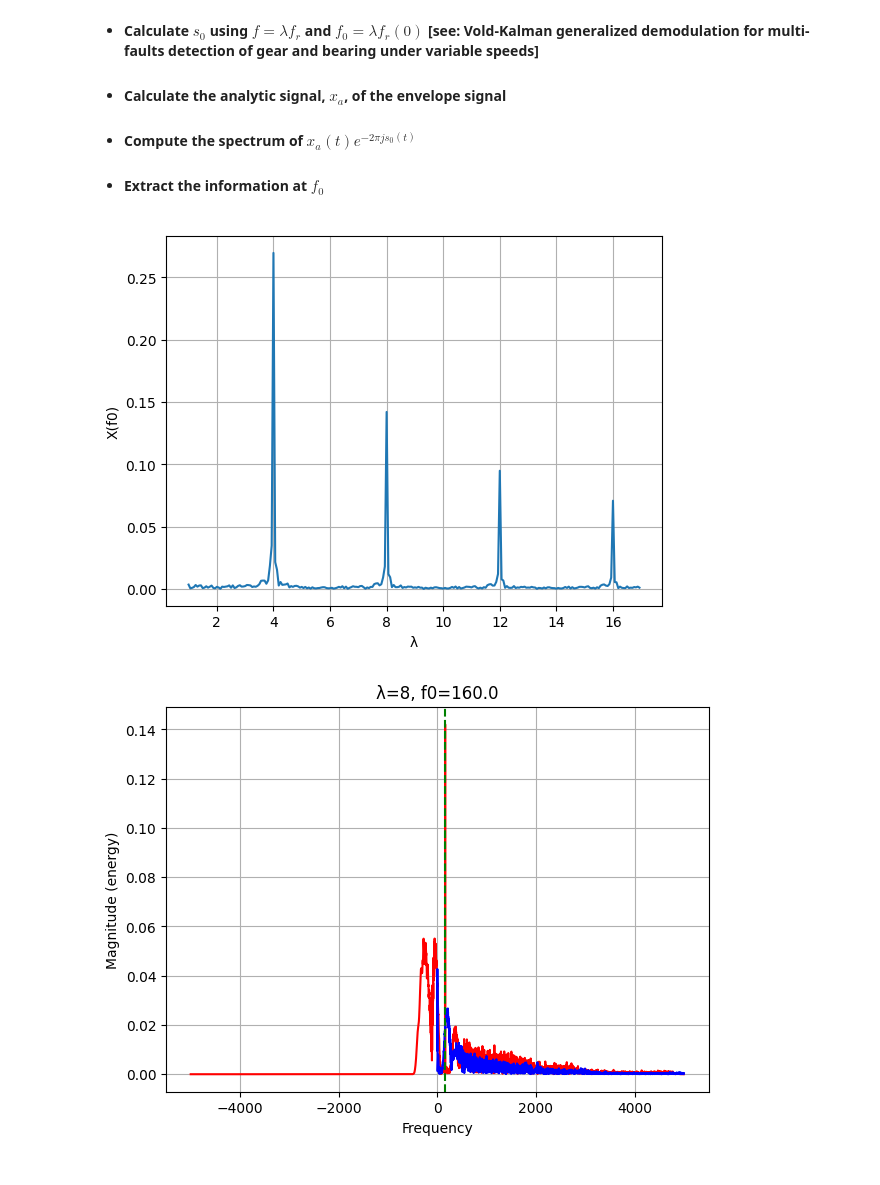
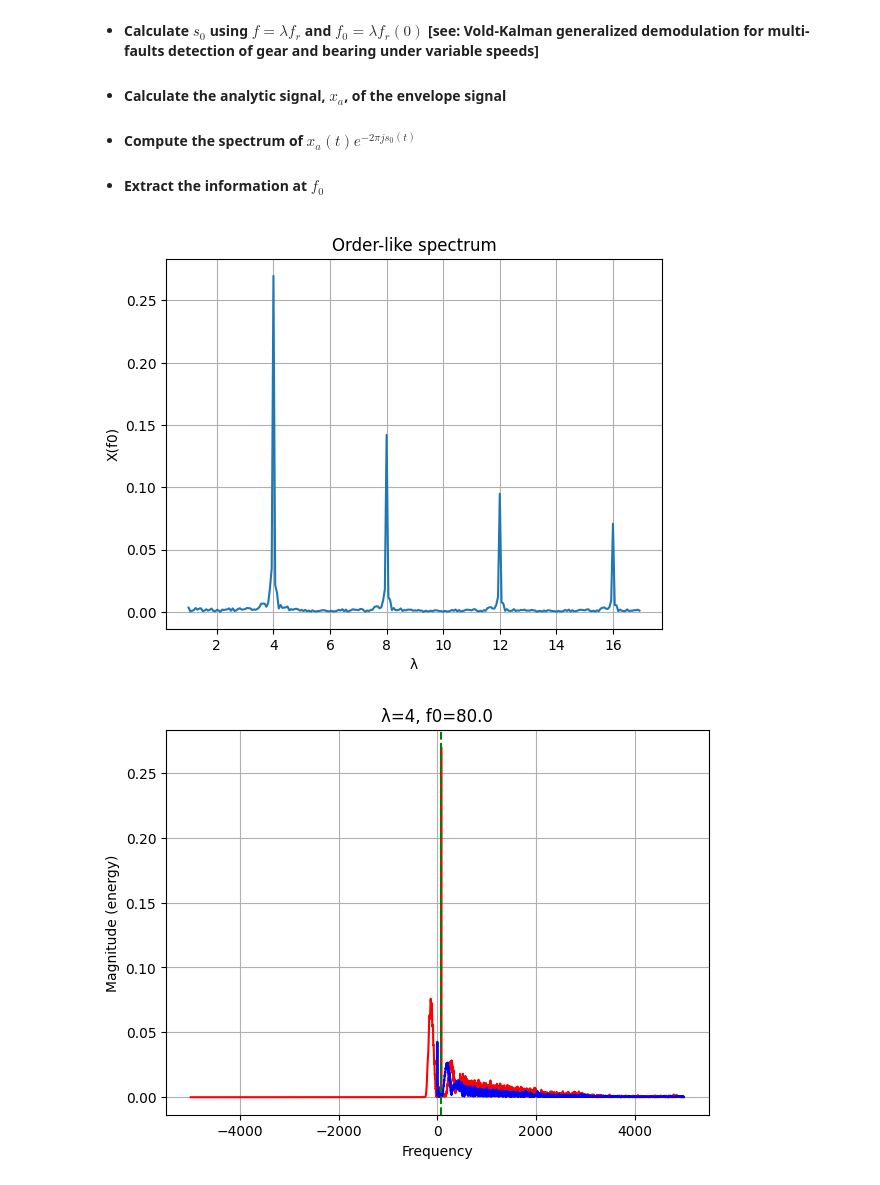
Before and after one commit to androdl96/GD_bearing, a Jupyter notebook: GD_bearing.ipynb, the cells around one changed output. Cells and saved outputs as stored; diff of their text form; code cells hidden in the pictures.

```diff
--- a/GD_bearing.ipynb
+++ b/GD_bearing.ipynb
@@ -151,17 +156,18 @@ plt.close()
 # %%
 %matplotlib inline
 plt.plot(λs,X_f0)
 plt.xlabel('λ')
 plt.ylabel('X(f0)')
+plt.title("Order-like spectrum")
 plt.grid(True)
 #plt.savefig('lambda_spct.pdf',bbox_inches='tight')
 plt.show()
 # %% [output]
-[figure, old version]
+[figure, new version]
 # %%
 #%matplotlib qt
 
-λ=8 ### change
+λ=4 ### change
 f_num=λ*fr
 f0=λ*fr[0]
 S0_num=np.cumsum(f_num-f0)/fs
@@ -175,4 +181,4 @@ plt.plot
 plt.title('λ='+str(λ)+', f0='+str(f0))
 plt.grid(True)
 # %% [output]
-[figure, old version]
+[figure, new version]
```
Also changed, not shown: parts of 5 cells of this notebook.
